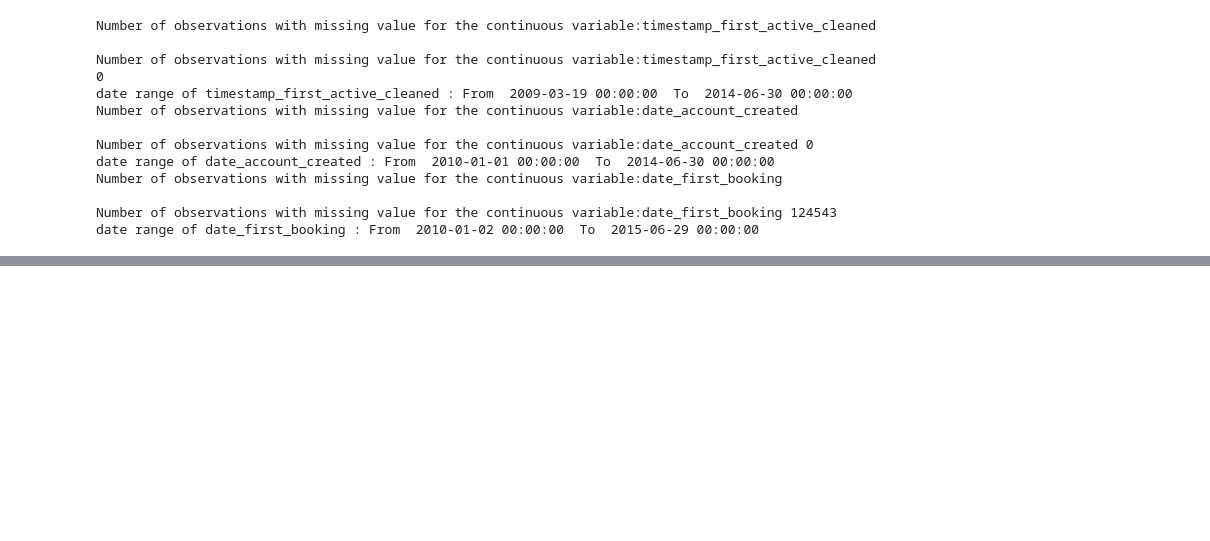
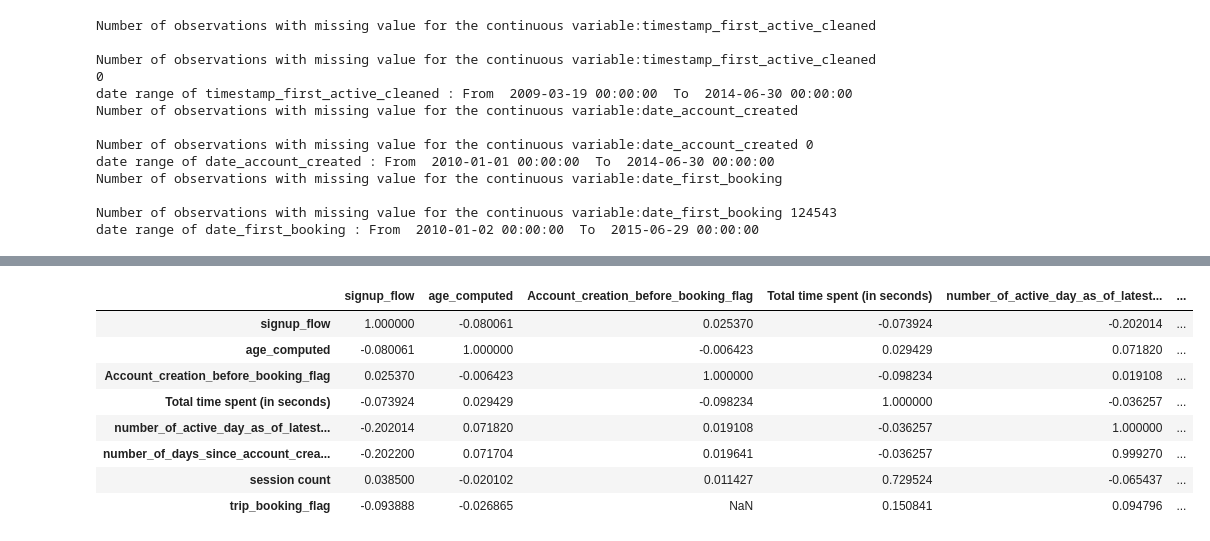
Before and after one commit to yukaabe/Springboard-datasciencebootcamp-repo, a Jupyter notebook: Airbnb Data Exploratory Analysis Script.ipynb, the cells around one changed output, grey strips where cells are left out. Drawn from its saved outputs; the diff is of its cells as text; code cells hidden in the pictures; blank space fills up the shorter version.

```diff
--- a/Airbnb Data Exploratory Analysis Script.ipynb
+++ b/Airbnb Data Exploratory Analysis Script.ipynb
@@ -376,0 +532,12 @@ date range of date_first_booking : From  2010-01-02 00:00:00  To  2015-06-29 00:
+# %%
+user_training_dataset_update.corr()
+# %% [output]
+|  | signup_flow | age_computed | Account_creation_before_booking_flag | Total time spent (in seconds) | number_of_active_day_as_of_latest... | ... |
+| signup_flow | 1.000000 | -0.080061 | 0.025370 | -0.073924 | -0.202014 | ... |
+| age_computed | -0.080061 | 1.000000 | -0.006423 | 0.029429 | 0.071820 | ... |
+| Account_creation_before_booking_flag | 0.025370 | -0.006423 | 1.000000 | -0.098234 | 0.019108 | ... |
+| Total time spent (in seconds) | -0.073924 | 0.029429 | -0.098234 | 1.000000 | -0.036257 | ... |
+| number_of_active_day_as_of_latest... | -0.202014 | 0.071820 | 0.019108 | -0.036257 | 1.000000 | ... |
+| number_of_days_since_account_crea... | -0.202200 | 0.071704 | 0.019641 | -0.036257 | 0.999270 | ... |
+| session count | 0.038500 | -0.020102 | 0.011427 | 0.729524 | -0.065437 | ... |
+| trip_booking_flag | -0.093888 | -0.026865 | NaN | 0.150841 | 0.094796 | ... |
```
Also changed, not shown: parts of 40 cells of this notebook, 2 other files.
